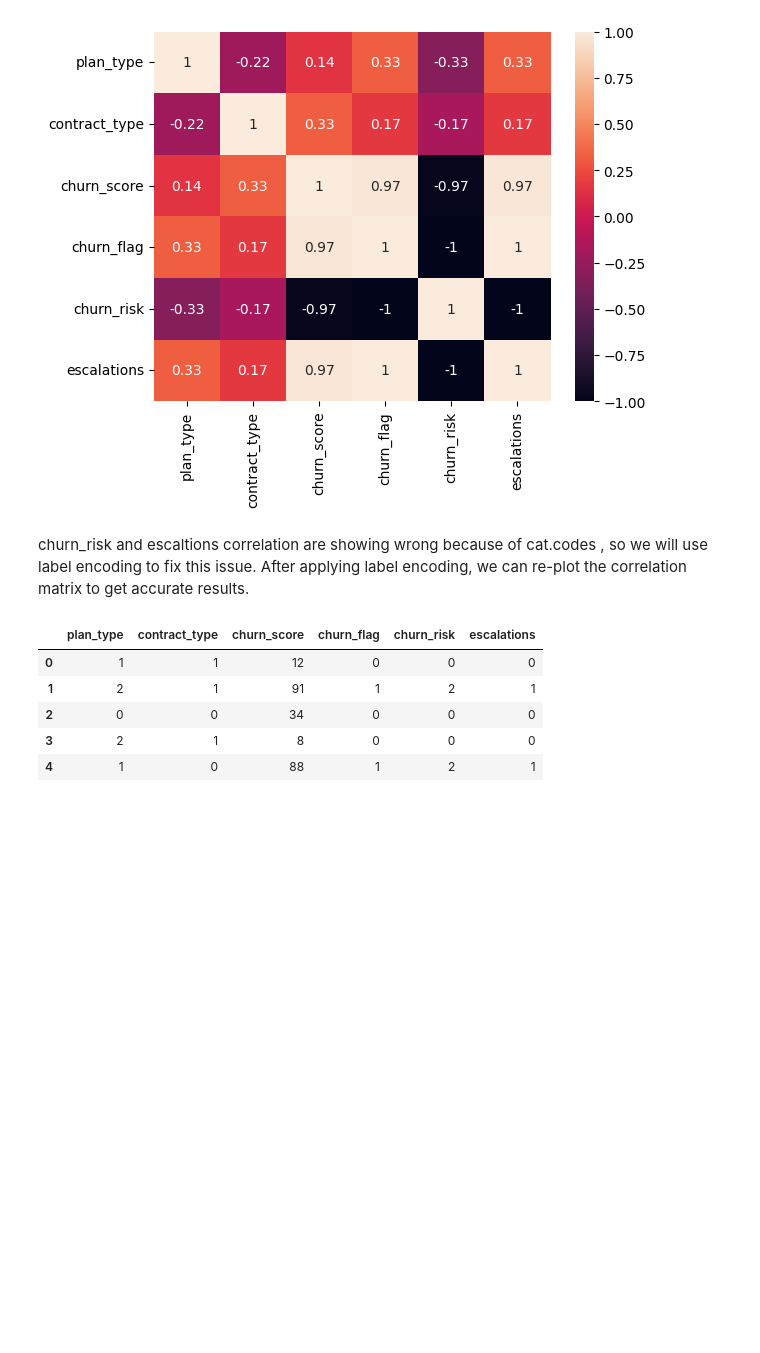
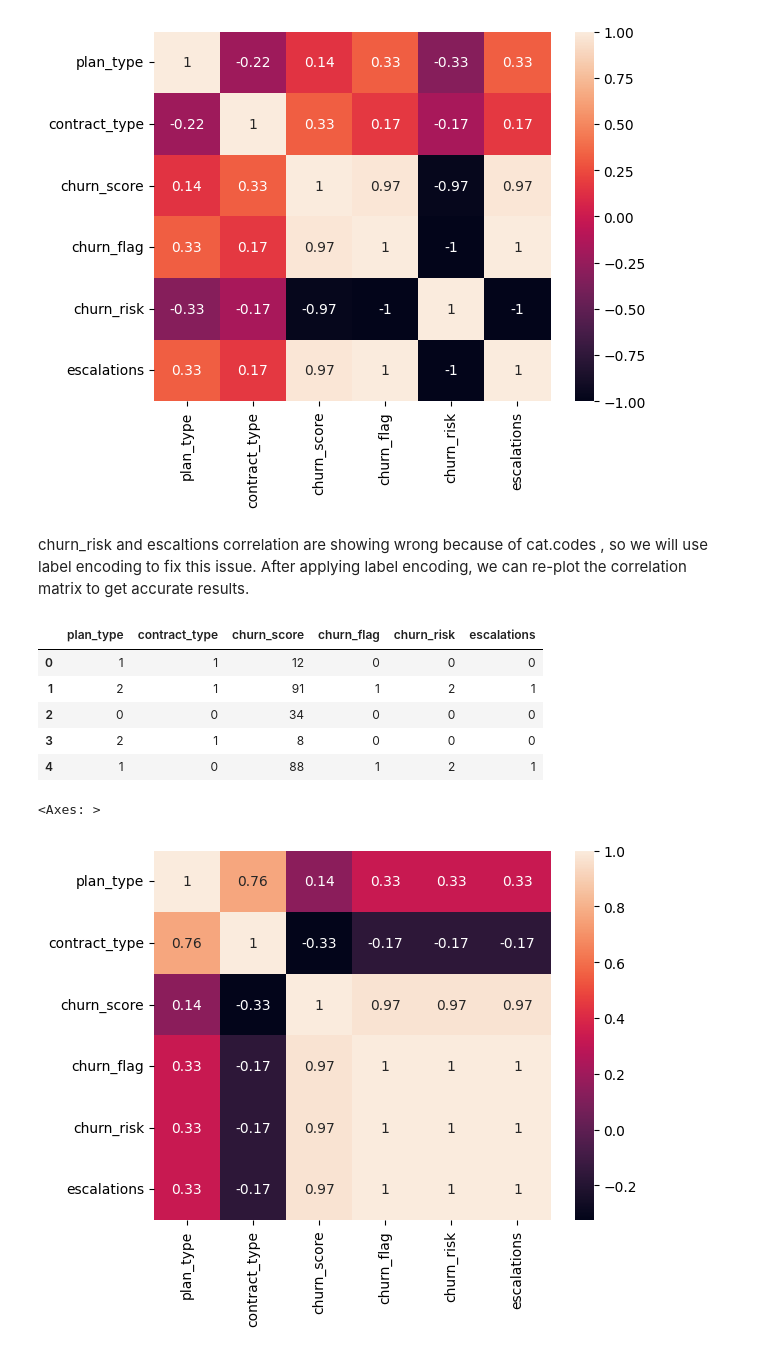
Before and after one commit to predictor450v/churn_analysis_project, a Jupyter notebook: churn.ipynb, the cells around one changed output. Saved outputs shown, nothing was run; the diff lists cells and outputs as text; code cells hidden in the pictures; blank space fills up the shorter version.

Commit message:
seaborn charts

```diff
--- a/churn.ipynb
+++ b/churn.ipynb
@@ -746,3 +746,8 @@ df_encoded.head()
 | 2 | 0 | 0 | 34 | 0 | 0 | 0 |
 | 3 | 2 | 1 | 8 | 0 | 0 | 0 |
 | 4 | 1 | 0 | 88 | 1 | 2 | 1 |
+# %%
+sns.heatmap(df_encoded.corr(), annot = True)  # cooreation heatmap matrix
+# %% [output]
+<Axes: >
+[figure, added]
```
Also changed, not shown: parts of 3 cells of this notebook.
